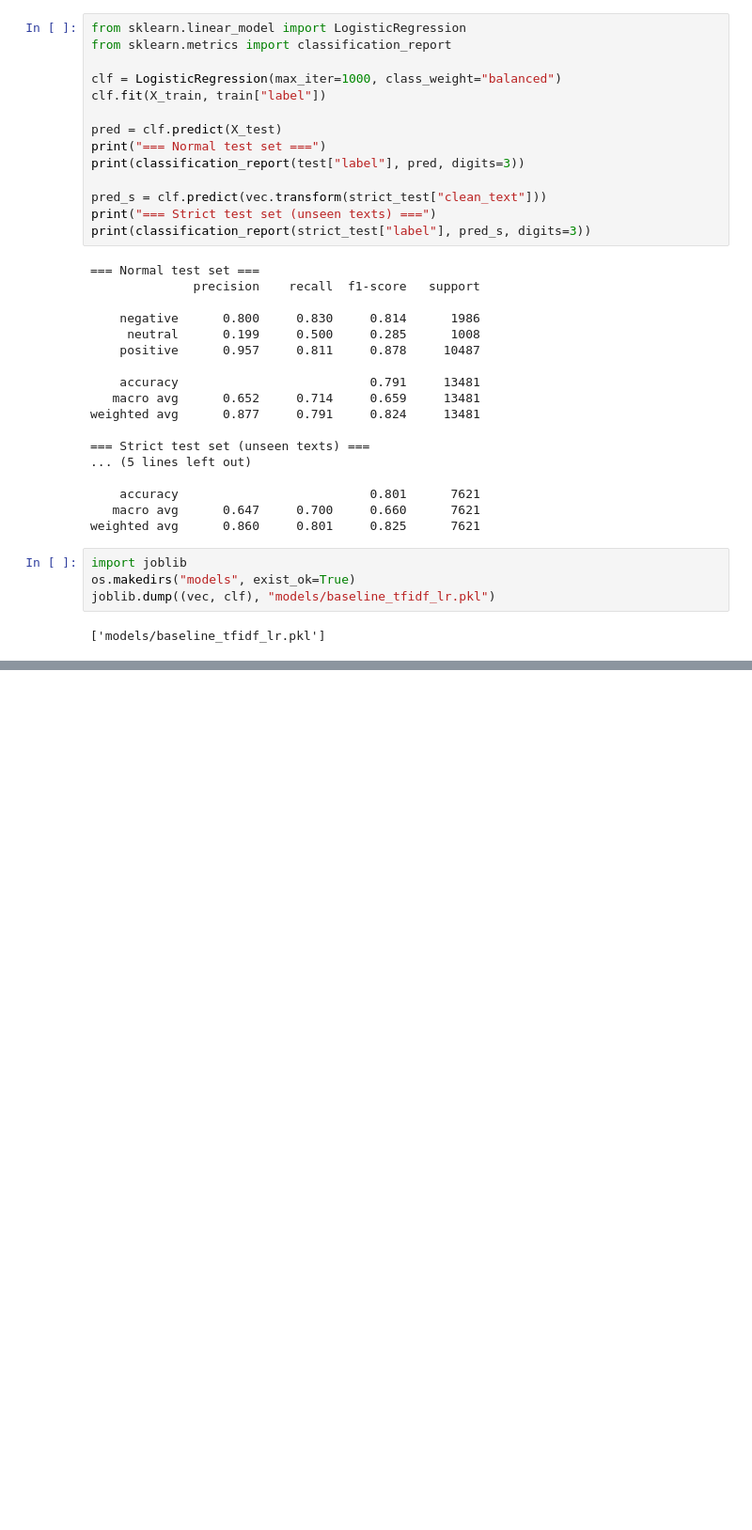
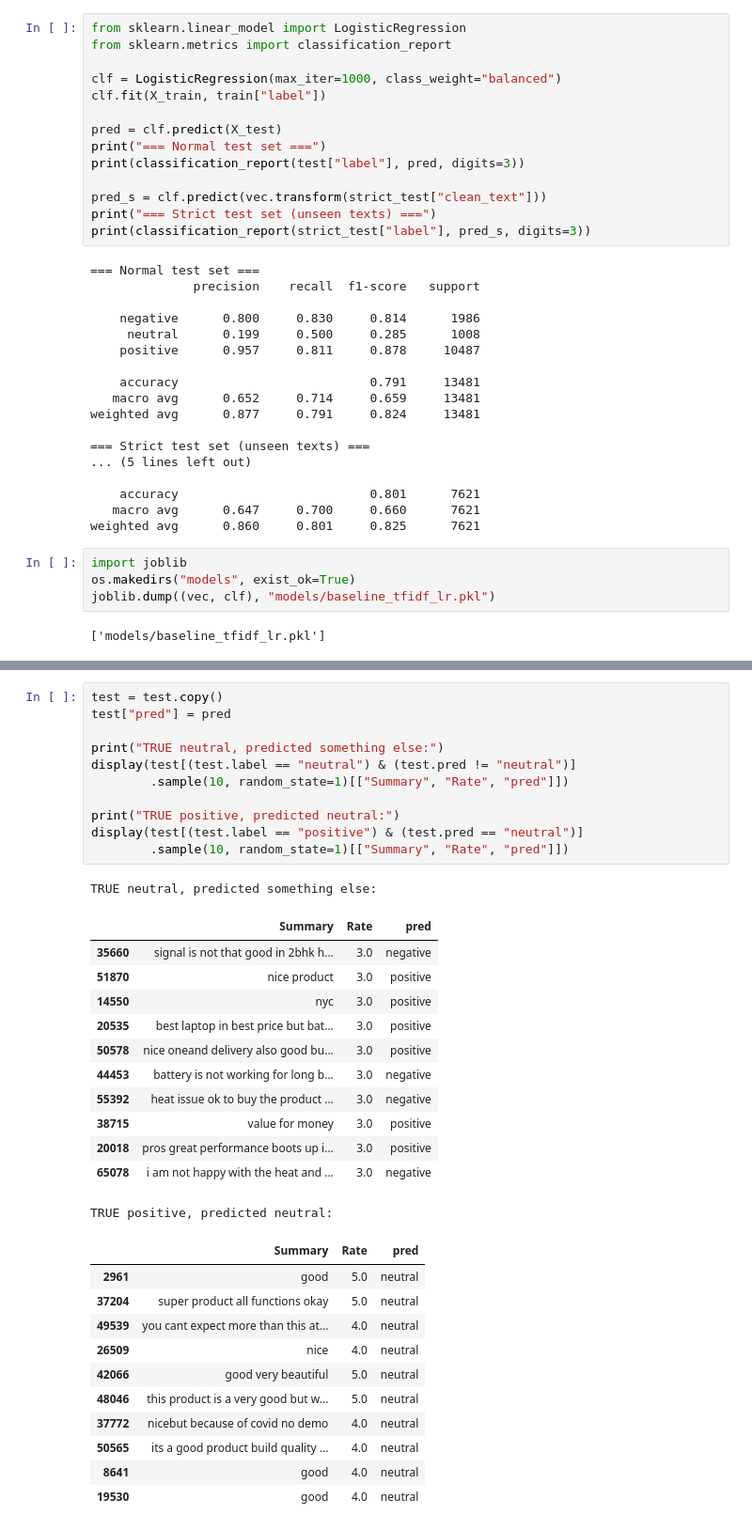
Before and after one commit to Nayira1205/reviewlens, a Jupyter notebook: notebooks/02_baseline.ipynb, the cells around one changed output, grey strips where cells are left out. Shown at 94% size. Drawn from its saved outputs; the diff is of its cells as text; blank space fills up the shorter version.

```diff
--- a/notebooks/02_baseline.ipynb
+++ b/notebooks/02_baseline.ipynb
@@ -83,0 +108,36 @@ joblib.dump((vec, clf), "models/baseline_tfidf_lr.pkl")
+# %%
+test = test.copy()
+test["pred"] = pred
+
+print("TRUE neutral, predicted something else:")
+display(test[(test.label == "neutral") & (test.pred != "neutral")]
+        .sample(10, random_state=1)[["Summary", "Rate", "pred"]])
+
+print("TRUE positive, predicted neutral:")
+display(test[(test.label == "positive") & (test.pred == "neutral")]
+        .sample(10, random_state=1)[["Summary", "Rate", "pred"]])
+# %% [output]
+TRUE neutral, predicted something else:
+|  | Summary | Rate | pred |
+| 35660 | signal is not that good in 2bhk h... | 3.0 | negative |
+| 51870 | nice product | 3.0 | positive |
+| 14550 | nyc | 3.0 | positive |
+| 20535 | best laptop in best price but bat... | 3.0 | positive |
+| 50578 | nice oneand delivery also good bu... | 3.0 | positive |
+| 44453 | battery is not working for long b... | 3.0 | negative |
+| 55392 | heat issue ok to buy the product ... | 3.0 | negative |
+| 38715 | value for money | 3.0 | positive |
+| 20018 | pros great performance boots up i... | 3.0 | positive |
+| 65078 | i am not happy with the heat and ... | 3.0 | negative |
+TRUE positive, predicted neutral:
+|  | Summary | Rate | pred |
+| 2961 | good | 5.0 | neutral |
+| 37204 | super product all functions okay | 5.0 | neutral |
+| 49539 | you cant expect more than this at... | 4.0 | neutral |
+| 26509 | nice | 4.0 | neutral |
+| 42066 | good very beautiful | 5.0 | neutral |
+| 48046 | this product is a very good but w... | 5.0 | neutral |
+| 37772 | nicebut because of covid no demo | 4.0 | neutral |
+| 50565 | its a good product build quality ... | 4.0 | neutral |
+| 8641 | good | 4.0 | neutral |
+| 19530 | good | 4.0 | neutral |
```
Also changed, not shown: parts of 3 cells of this notebook.
